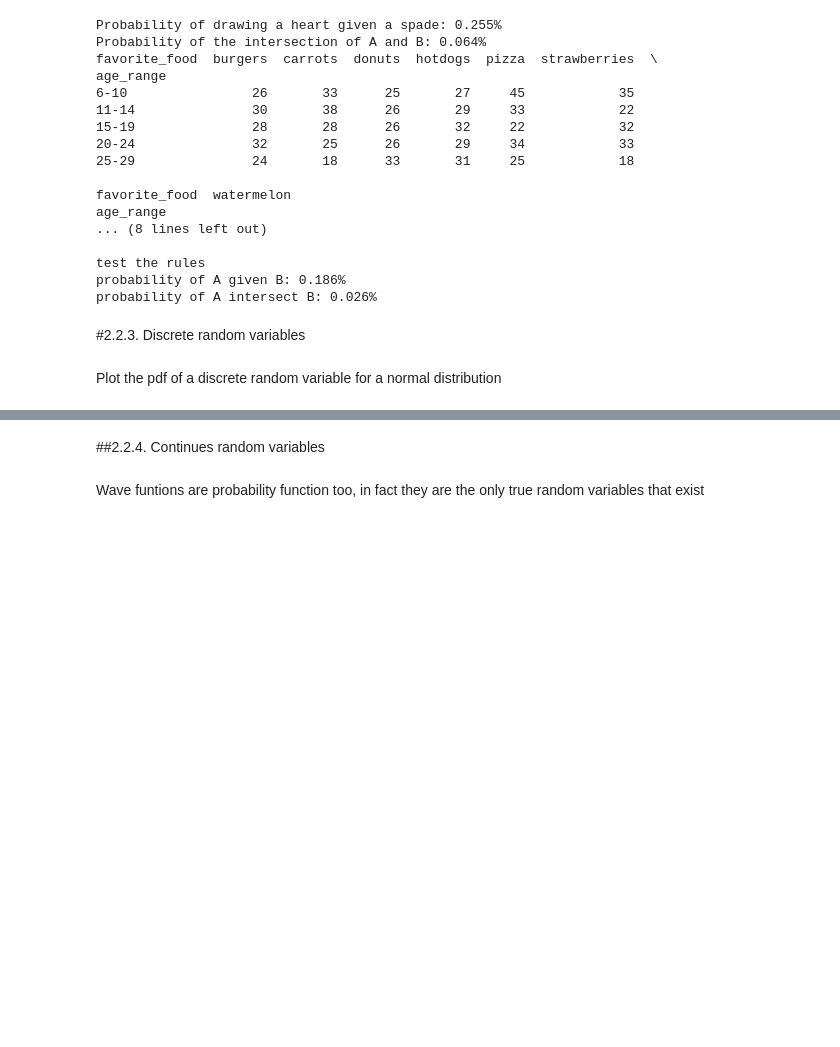
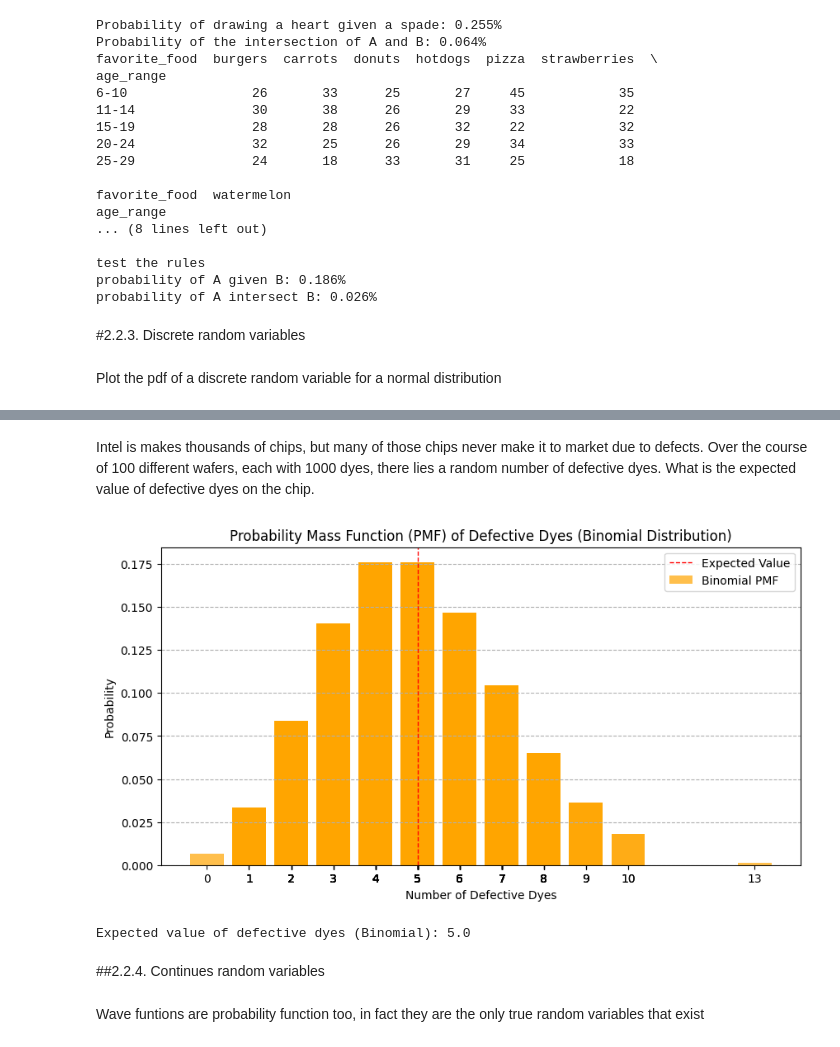
Before and after one commit to meyounge/MAT422, a Jupyter notebook: MAT_422_HM4.ipynb, the cells around one changed output, grey strips where cells are left out. Drawn from its saved outputs; the diff is of its cells as text; code cells hidden in the pictures; blank space fills up the shorter version.

```diff
--- a/MAT_422_HM4.ipynb
+++ b/MAT_422_HM4.ipynb
@@ -133,3 +133,39 @@ plt.show()
+# %% [markdown]
+Intel is makes thousands of chips, but many of those chips never make it to market due to defects. Over the course of 100 different wafers, each with 1000 dyes, there lies a random number of defective dyes. What is the expected value of defective dyes on the chip.
+# %%
+import numpy as np
+import matplotlib.pyplot as plt
+from scipy.stats import poisson, binom
+
+# Binomial Distribution
+num_of_wafers = 100
+num_dyes_per_wafer = 1000
+probability_defect = 0.005  # Probability of a dye being defective
+x_binomial = np.random.binomial(num_dyes_per_wafer, probability_defect, num_of_wafers)
+
+
+# Calculate the PMF for Binomial distribution
+binomial_pmf = binom.pmf(x_binomial, num_dyes_per_wafer, probability_defect)
+
+# Calculate expected value for Binomial
+expected_value_binomial = num_dyes_per_wafer * probability_defect
+
+# Plot the PDF for Binomial
+plt.figure(figsize=(10, 5))
+plt.bar(x_binomial, binomial_pmf, width=0.8, color='orange', alpha=0.7, label='Binomial PMF')
+plt.axvline(expected_value_binomial, color='red', linestyle='dashed', linewidth=1, label='Expected Value')
+plt.title('Probability Mass Function (PMF) of Defective Dyes (Binomial Distribution)')
+plt.xlabel('Number of Defective Dyes')
+plt.ylabel('Probability')
+plt.xticks(x_binomial)
+plt.grid(axis='y', linestyle='--')
+plt.legend()
+plt.show()
+
+print("Expected value of defective dyes (Binomial):", expected_value_binomial)
+# %% [output]
+[figure, added]
+Expected value of defective dyes (Binomial): 5.0
 # %% [markdown]
 ##2.2.4. Continues random variables
 # %% [markdown]
```
Also changed, not shown: parts of 2 cells of this notebook.
